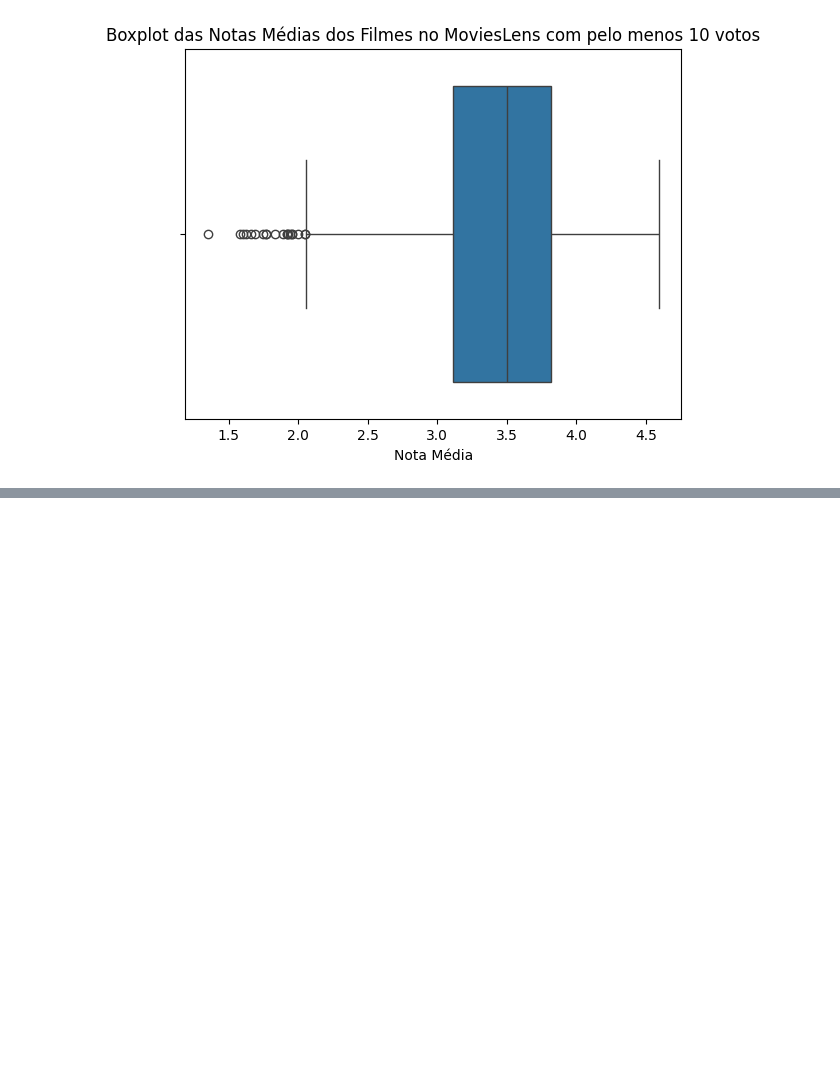
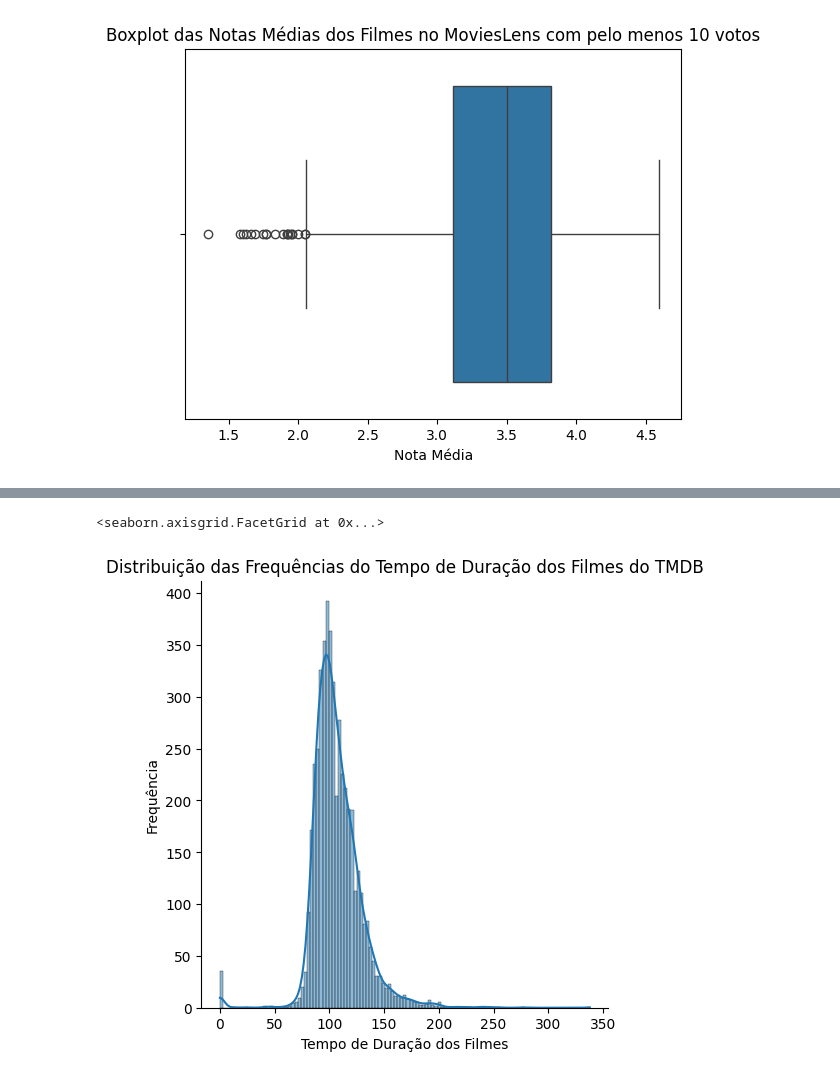
Before and after one commit to lemaldonadogm/Courses, a Jupyter notebook: Statistics/data-science-introducao-a-testes-estatisticos-com-python-aula0/Curso_testes_estatísticos_Data_Sciente.ipynb, the cells around one changed output, grey strips where cells are left out. Saved outputs shown, nothing was run; the diff lists cells and outputs as text; code cells hidden in the pictures; blank space fills up the shorter version.

```diff
--- a/Statistics/data-science-introducao-a-testes-estatisticos-com-python-aula0/Curso_testes_estatísticos_Data_Sciente.ipynb
+++ b/Statistics/data-science-introducao-a-testes-estatisticos-com-python-aula0/Curso_testes_estatísticos_Data_Sciente.ipynb
@@ -248,0 +374,8 @@ Text(0.5, 0, 'Nota Média')
+# %%
+ax = sns.displot(tmdb['runtime'].dropna(), kde = True)
+ax.set(title='Distribuição das Frequências do Tempo de Duração dos Filmes do TMDB')
+ax.set_xlabels('Tempo de Duração dos Filmes')
+ax.set_ylabels('Frequência')
+# %% [output]
+<seaborn.axisgrid.FacetGrid at 0x...>
+[figure, added]
```
Also changed, not shown: parts of 56 cells of this notebook, 1 other file.
